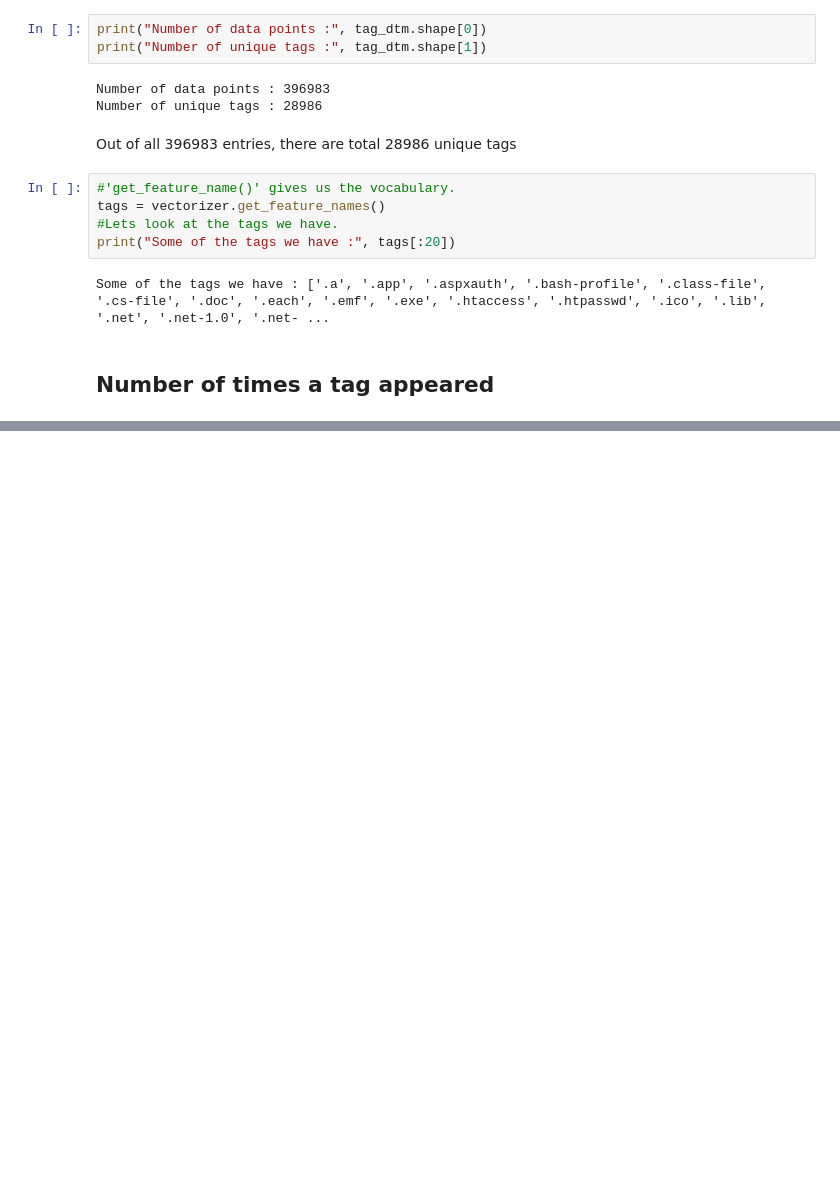
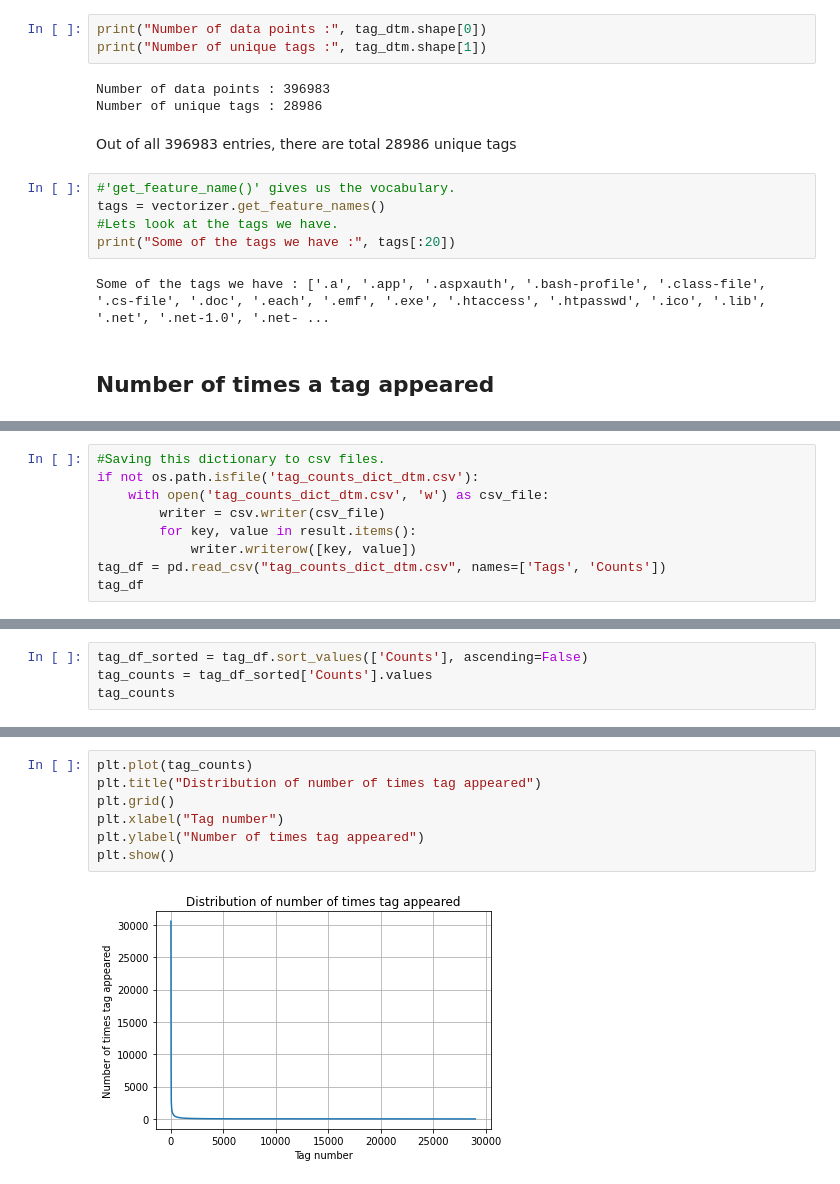
Before and after one commit to RakshitaTantry28/Stackoverflow-Tag-Predictor, a Jupyter notebook: SO_TagPredictor.ipynb, the cells around one changed output, grey strips where cells are left out. Saved outputs shown, nothing was run; the diff lists cells and outputs as text; blank space fills up the shorter version.

Commit message:
counting tags

```diff
--- a/SO_TagPredictor.ipynb
+++ b/SO_TagPredictor.ipynb
@@ -239,0 +275,9 @@ Some of the tags we have : ['.a', '.app', '.aspxauth', '.bash-profile', '.class-
+# %%
+#Saving this dictionary to csv files.
+if not os.path.isfile('tag_counts_dict_dtm.csv'):
+    with open('tag_counts_dict_dtm.csv', 'w') as csv_file:
+        writer = csv.writer(csv_file)
+        for key, value in result.items():
+            writer.writerow([key, value])
+tag_df = pd.read_csv("tag_counts_dict_dtm.csv", names=['Tags', 'Counts'])
+tag_df
@@ -239,0 +298,4 @@ Some of the tags we have : ['.a', '.app', '.aspxauth', '.bash-profile', '.class-
+# %%
+tag_df_sorted = tag_df.sort_values(['Counts'], ascending=False)
+tag_counts = tag_df_sorted['Counts'].values
+tag_counts
@@ -239,0 +320,9 @@ Some of the tags we have : ['.a', '.app', '.aspxauth', '.bash-profile', '.class-
+# %%
+plt.plot(tag_counts)
+plt.title("Distribution of number of times tag appeared")
+plt.grid()
+plt.xlabel("Tag number")
+plt.ylabel("Number of times tag appeared")
+plt.show()
+# %% [output]
+[figure, added]
```
Also changed, not shown: parts of 21 cells of this notebook.
